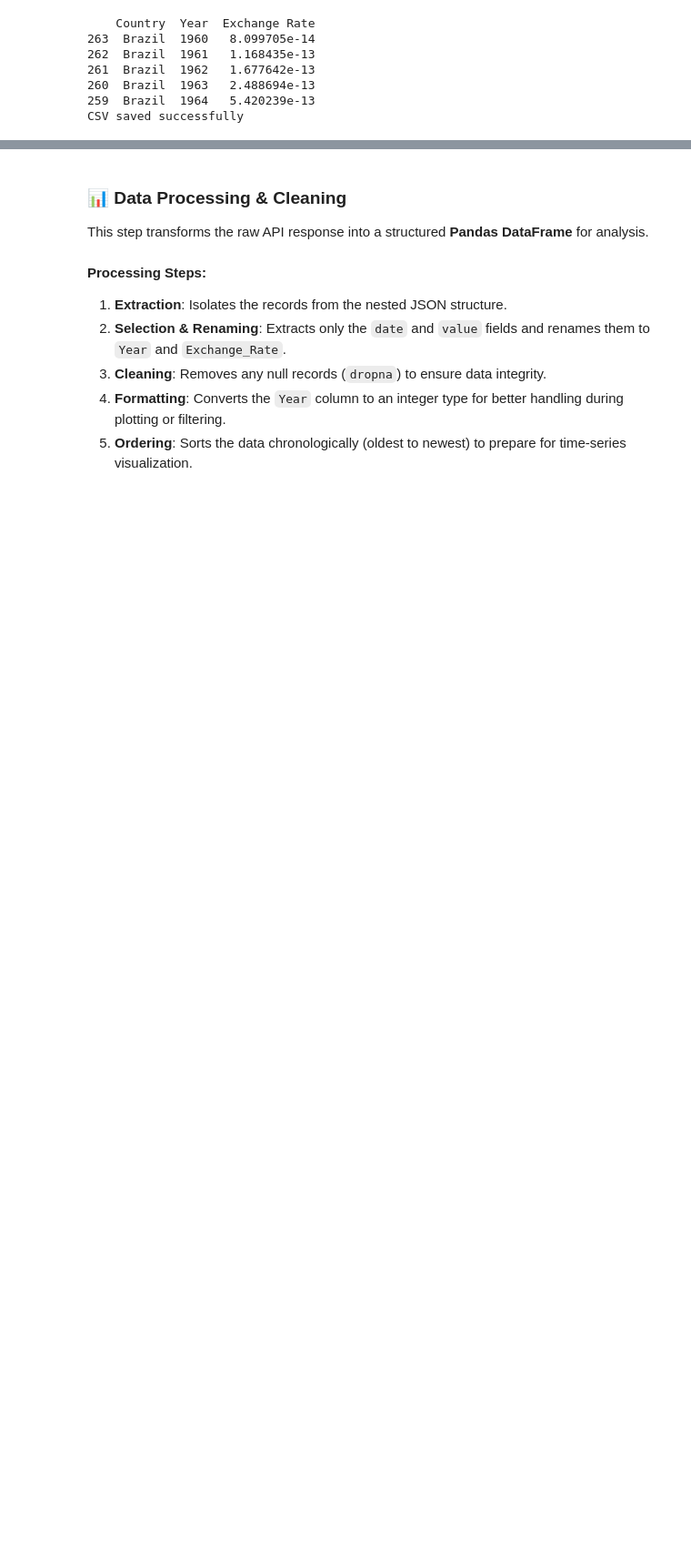
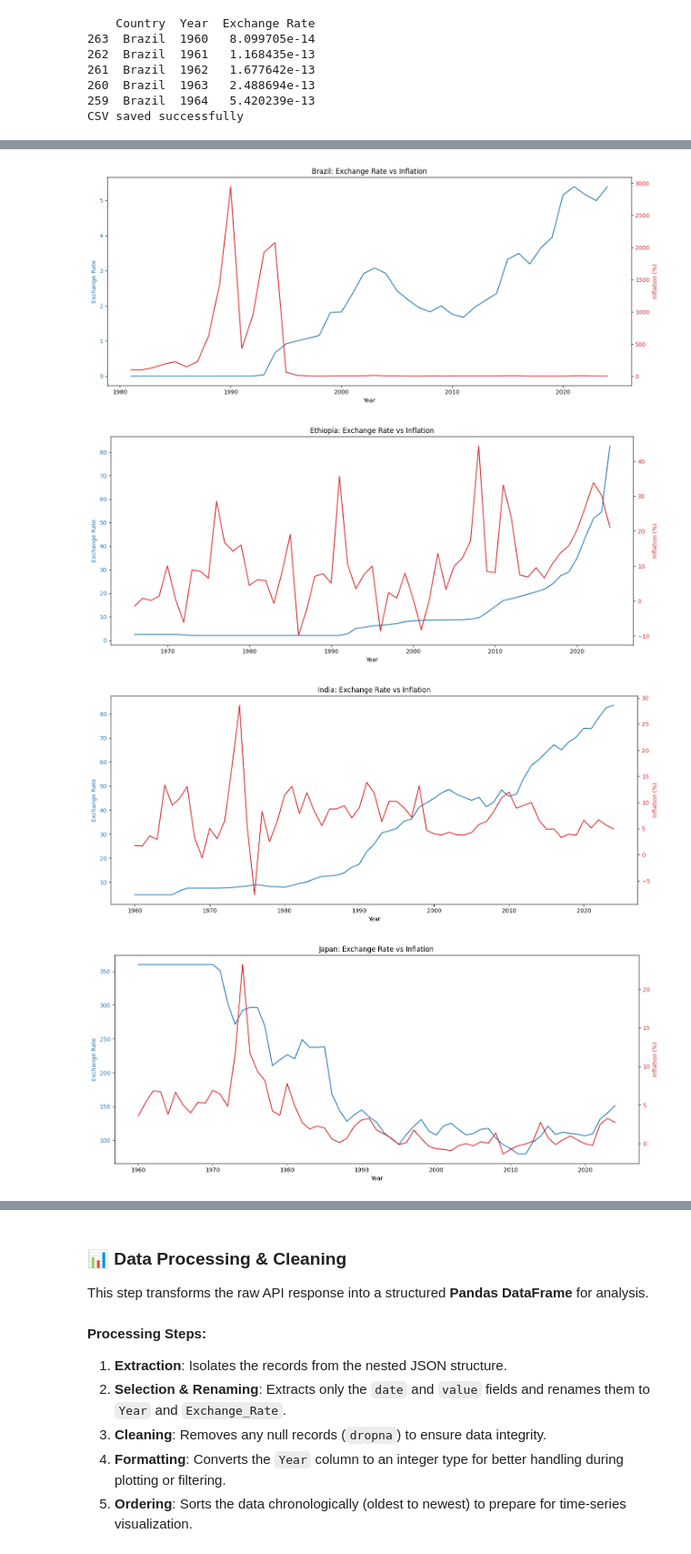
Before and after one commit to fseha-hagos/exchange-rate-analysis, a Jupyter notebook: exchange_rate_analyser.ipynb, the cells around one changed output, grey strips where cells are left out. Shown at 91% size. Saved outputs shown, nothing was run; the diff lists cells and outputs as text; code cells hidden in the pictures; blank space fills up the shorter version.

```diff
--- a/exchange_rate_analyser.ipynb
+++ b/exchange_rate_analyser.ipynb
@@ -132,0 +169,28 @@ print(data_rate[1])  # Check the structure of the response
+# %%
+import matplotlib.pyplot as plt
+
+for country in df["Country"].unique():
+    subset = df[df["Country"] == country]
+
+    fig, ax1 = plt.subplots(figsize=(14,6))
+
+    color = "tab:blue"
+    ax1.set_xlabel("Year")
+    ax1.set_ylabel("Exchange Rate", color=color)
+    ax1.plot(subset["Year"], subset["Exchange Rate"], color=color, label="Exchange Rate")
+    ax1.tick_params(axis='y', labelcolor=color)
+
+    ax2 = ax1.twinx()  # second y-axis for inflation
+    color = "tab:red"
+    ax2.set_ylabel("Inflation (%)", color=color)
+    ax2.plot(subset["Year"], subset["Inflation (%)"], color=color, label="Inflation")
+    ax2.tick_params(axis='y', labelcolor=color)
+
+    plt.title(f"{country}: Exchange Rate vs Inflation")
+    fig.tight_layout()
+    plt.show()
+# %% [output]
+[figure, added]
+[figure, added]
+[figure, added]
+[figure, added]
```
Also changed, not shown: parts of 8 cells of this notebook.
